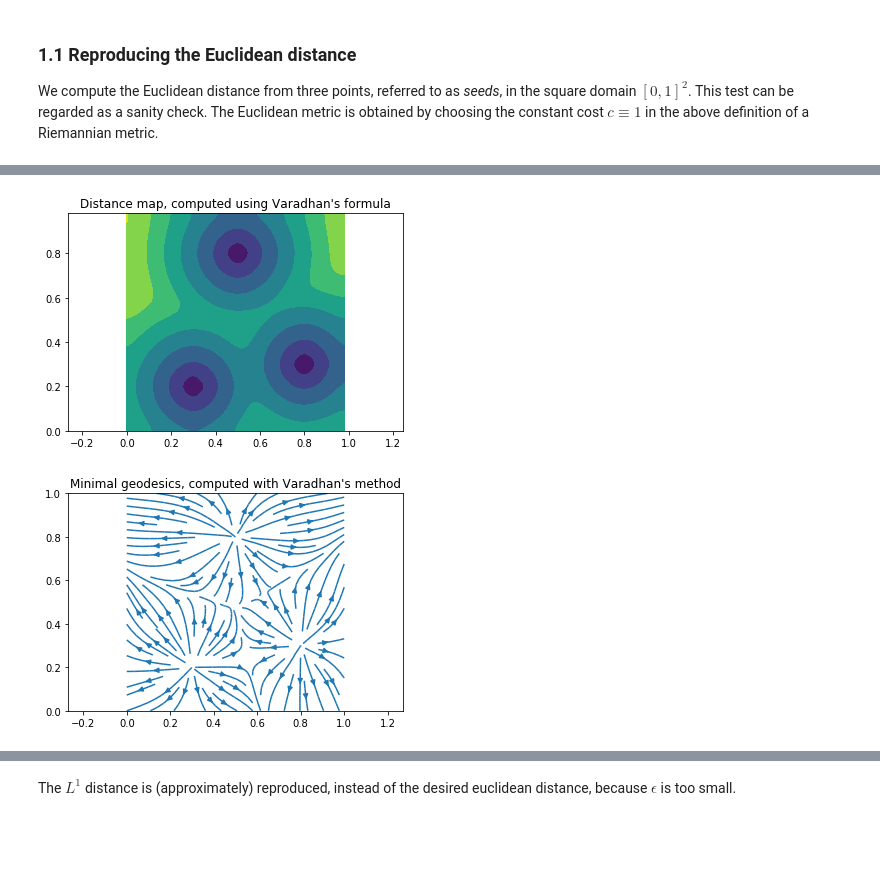
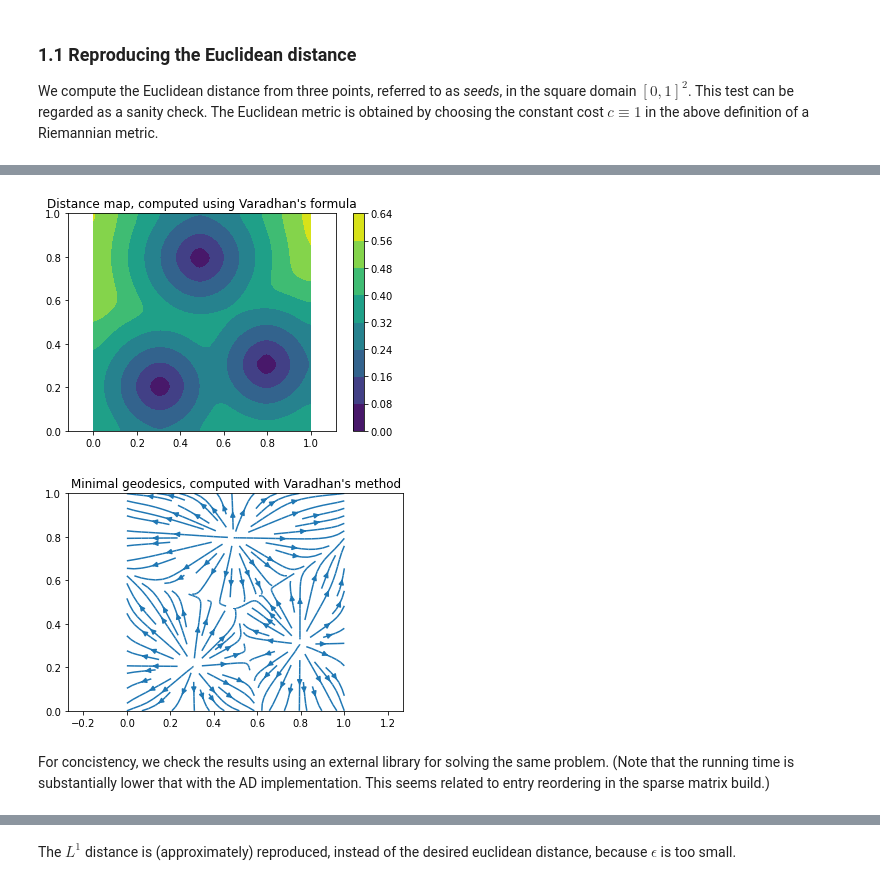
Before and after one commit to Mirebeau/AdaptiveGridDiscretizations, a Jupyter notebook: Notebooks_Div/VaradhanGeodesics.ipynb, the cells around one changed output, grey strips where cells are left out. Drawn from its saved outputs; the diff is of its cells as text; code cells hidden in the pictures; blank space fills up the shorter version.

```diff
--- a/Notebooks_Div/VaradhanGeodesics.ipynb
+++ b/Notebooks_Div/VaradhanGeodesics.ipynb
@@ -172,21 +225,17 @@ We compute the Euclidean distance from three points, referred to as *seeds*, in
 This test can be regarded as a sanity check. The Euclidean metric is obtained by choosing the constant cost $c\equiv 1$ in the above definition of a Riemannian metric.
 # %%
 #Define the domain [0,1]^2, sampled on a cartesian grid
-gridScale = 0.02
-aX = np.arange(0,1,gridScale); aY = aX
-X,Y = np.meshgrid(aX,aY,indexing='ij')
-bounds=X.shape
+aX,dx = np.linspace(0,1,retstep=True)
+X = np.array(np.meshgrid(aX,aX,indexing='ij'))
 
-# Generate the diffusion tensors (inverse to the metric tensors)
-diff = lp.identity(bounds)
-# dim=2; diff = np.zeros((dim,dim)+bounds); diff[0,0]=1; diff[1,1]=1 # Equivalent definition
-
-# Generate the scalar term
-mult = np.full(bounds,1.)
+# Generate the diffusion coefficients
+diff = np.ones(X.shape[1:]) # Constant diffusion coefficient
+#diff = np.where(X[0]<=0.5,1,4) # Piecewise constant
 
 # Choose the seeds from which distance is computed
+#seeds = [[0.5,0.5]] #Alternatively : single seed in the center
 seeds = [[0.3,0.2],[0.8,0.3],[0.5,0.8]] # multiple seeds
-#seeds = [[0.5,0.5]] #Alternatively : single seed in the center
+rhs = MakeRHS(seeds,(aX,aX))
 
-# Set the relaxation parameter
-epsilon = 2 * gridScale
+# Choose a relaxation parameter
+ϵ = 2 * dx
@@ -225,2 +241,0 @@ def MakeRHS(seeds,axes):
-# %%
-rhs = MakeRHS(seeds,(aX,aY))
@@ -228,0 +289,3 @@ distance = RiemannianDistance0(diff,rhs,gridScale,epsilon)
+# %%
+%%time
+distance = VaradhanDistance(diff,rhs,dx,ϵ)
@@ -229,5 +295,5 @@ distance = RiemannianDistance0(diff,rhs,gridScale,epsilon)
 # %%
 plt.axis('equal'); plt.title("Distance map, computed using Varadhan's formula")
-plt.contourf(X,Y,distance);
+plt.contourf(*X,distance); plt.colorbar();
 # %% [output]
-[figure, old version]
+[figure, new version]
@@ -237,6 +300,8 @@ def streamplot_ij(X,Y,VX,VY,*varargs,**kwargs):
 # %%
-gX,gY = np.gradient(distance,gridScale)
+grad = np.gradient(distance,dx)
 plt.axis('equal'); plt.title("Minimal geodesics, computed with Varadhan's method")
-streamplot_ij(X,Y,gX,gY);
+streamplot_ij(*X,*grad);
 # %% [output]
-[figure, old version]
+[figure, new version]
+# %% [markdown]
+For concistency, we check the results using an external library for solving the same problem. (Note that the running time is substantially lower that with the AD implementation. This seems related to entry reordering in the sparse matrix build.)
```
Also changed, not shown: parts of 65 cells of this notebook, 3 other files.
